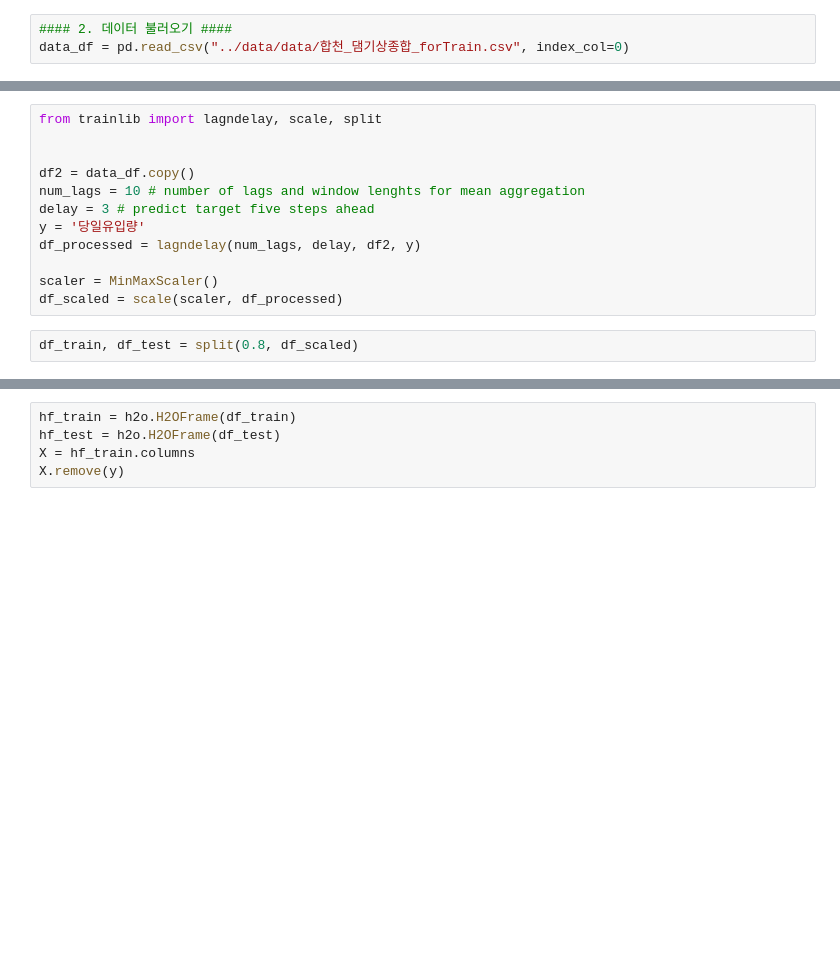
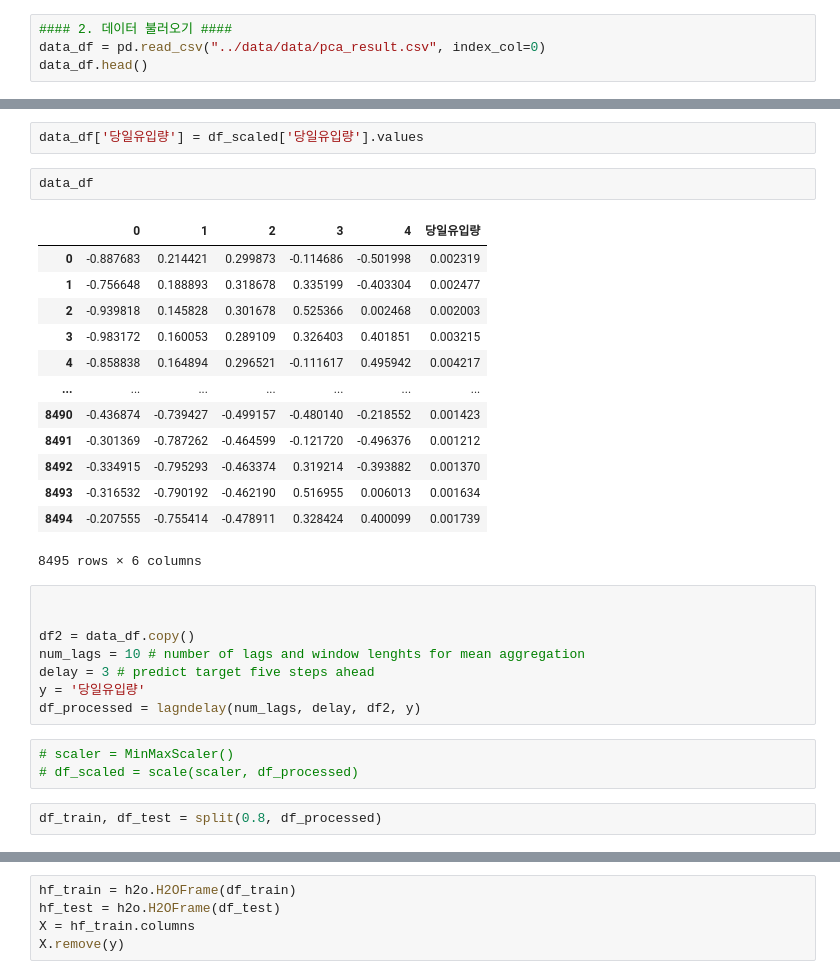
Before and after one commit to tommyjr1/2023-01-DSCapstone-InflowPrediction, a Jupyter notebook: code/models/AutoML_재현.ipynb, the cells around one changed output, grey strips where cells are left out. Saved outputs shown, nothing was run; the diff lists cells and outputs as text; blank space fills up the shorter version.

```diff
--- a/code/models/AutoML_재현.ipynb
+++ b/code/models/AutoML_재현.ipynb
@@ -8,4 +10,5 @@ from h2o.estimators.gbm import H2OGradientBoostingEstimator
 %matplotlib inline
 # %%
 #### 2. 데이터 불러오기 ####
-data_df = pd.read_csv("../data/data/합천_댐기상종합_forTrain.csv", index_col=0)
+data_df = pd.read_csv("../data/data/pca_result.csv", index_col=0)
+data_df.head()
@@ -12,5 +44,22 @@ data_df = pd.read_csv("../data/data/합천_댐기상종합_forTrain.csv", index_
+# %%
+data_df['당일유입량'] = df_scaled['당일유입량'].values
+# %%
+data_df
+# %% [output]
+|  | 0 | 1 | 2 | 3 | 4 | 당일유입량 |
+| 0 | -0.887683 | 0.214421 | 0.299873 | -0.114686 | -0.501998 | 0.002319 |
+| 1 | -0.756648 | 0.188893 | 0.318678 | 0.335199 | -0.403304 | 0.002477 |
+| 2 | -0.939818 | 0.145828 | 0.301678 | 0.525366 | 0.002468 | 0.002003 |
+| 3 | -0.983172 | 0.160053 | 0.289109 | 0.326403 | 0.401851 | 0.003215 |
+| 4 | -0.858838 | 0.164894 | 0.296521 | -0.111617 | 0.495942 | 0.004217 |
+| ... | ... | ... | ... | ... | ... | ... |
+| 8490 | -0.436874 | -0.739427 | -0.499157 | -0.480140 | -0.218552 | 0.001423 |
+| 8491 | -0.301369 | -0.787262 | -0.464599 | -0.121720 | -0.496376 | 0.001212 |
+| 8492 | -0.334915 | -0.795293 | -0.463374 | 0.319214 | -0.393882 | 0.001370 |
+| 8493 | -0.316532 | -0.790192 | -0.462190 | 0.516955 | 0.006013 | 0.001634 |
+| 8494 | -0.207555 | -0.755414 | -0.478911 | 0.328424 | 0.400099 | 0.001739 |
+8495 rows × 6 columns
 # %%
-from trainlib import lagndelay, scale, split
 
 
 df2 = data_df.copy()
@@ -18,11 +67,11 @@ num_lags = 10 # number of lags and window lenghts for mean aggregation
 delay = 3 # predict target five steps ahead
 y = '당일유입량'
 df_processed = lagndelay(num_lags, delay, df2, y)
-
-scaler = MinMaxScaler()
-df_scaled = scale(scaler, df_processed)
+# %%
+# scaler = MinMaxScaler()
+# df_scaled = scale(scaler, df_processed)
 # %%
-df_train, df_test = split(0.8, df_scaled)
+df_train, df_test = split(0.8, df_processed)
 # %%
 h2o.init(ip="localhost", port=54323, nthreads=-1)
 h2o.no_progress()
```
Also changed, not shown: parts of 12 cells of this notebook, 6 other files.
